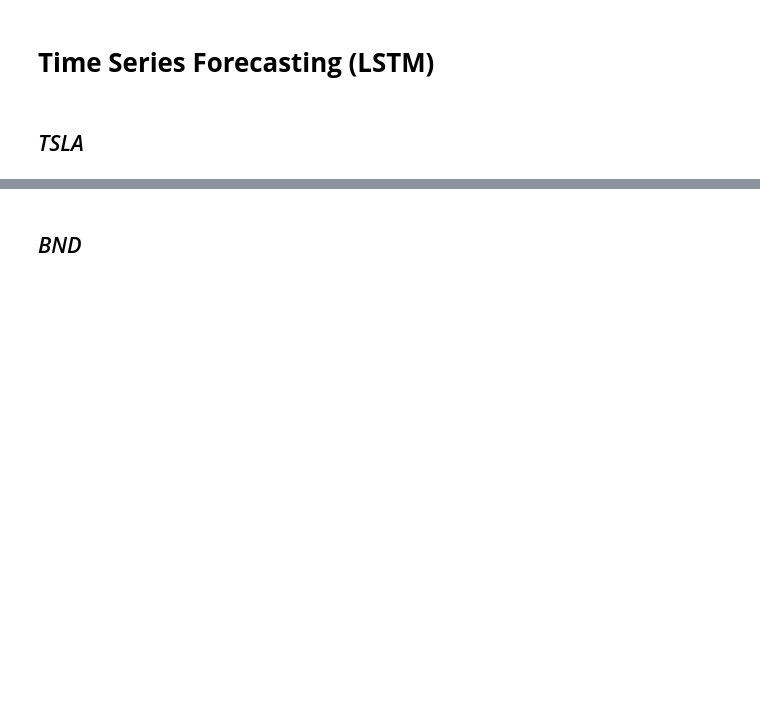
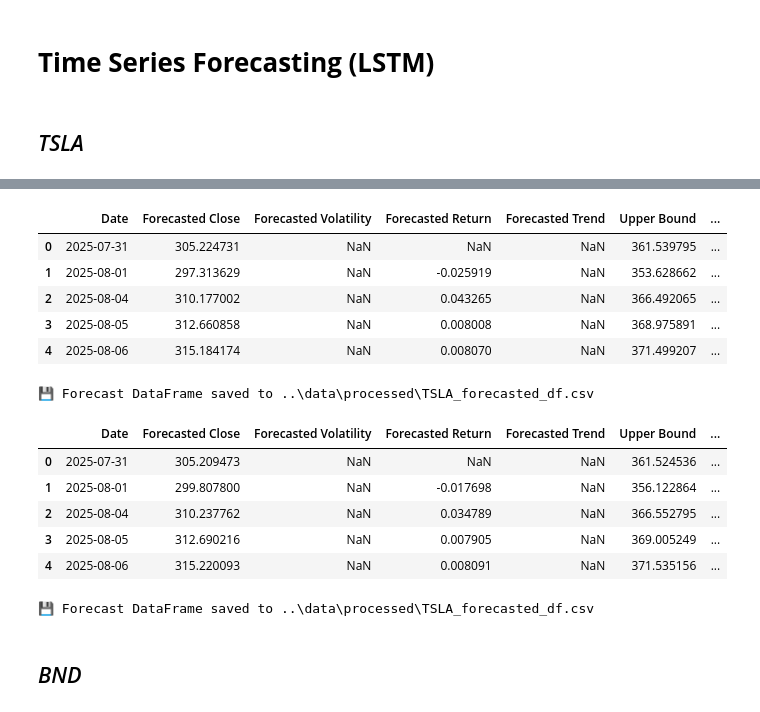
Before and after one commit to nuhaminae/Time-Series-Forecasting-for-Portfolio-Management-Optimization, a Jupyter notebook: notebooks/05_forecasting_trends.ipynb, the cells around one changed output, grey strips where cells are left out. Drawn from its saved outputs; the diff is of its cells as text; code cells hidden in the pictures; blank space fills up the shorter version.

Commit message:
update: forecasted trend noteboook

```diff
--- a/notebooks/05_forecasting_trends.ipynb
+++ b/notebooks/05_forecasting_trends.ipynb
@@ -89,3 +89,20 @@ Data columns (total 10 columns):
+# %%
+shifted_forecasts = forecaster.simulate_return_shift(shift_percent=0.10)
+# %% [output]
+|  | Date | Forecasted Close | Forecasted Volatility | Forecasted Return | Forecasted Trend | Upper Bound | ... |
+| 0 | 2025-07-31 | 305.224731 | NaN | NaN | NaN | 361.539795 | ... |
+| 1 | 2025-08-01 | 297.313629 | NaN | -0.025919 | NaN | 353.628662 | ... |
+| 2 | 2025-08-04 | 310.177002 | NaN | 0.043265 | NaN | 366.492065 | ... |
+| 3 | 2025-08-05 | 312.660858 | NaN | 0.008008 | NaN | 368.975891 | ... |
+| 4 | 2025-08-06 | 315.184174 | NaN | 0.008070 | NaN | 371.499207 | ... |
+💾 Forecast DataFrame saved to ..\data\processed\TSLA_forecasted_df.csv
+|  | Date | Forecasted Close | Forecasted Volatility | Forecasted Return | Forecasted Trend | Upper Bound | ... |
+| 0 | 2025-07-31 | 305.209473 | NaN | NaN | NaN | 361.524536 | ... |
+| 1 | 2025-08-01 | 299.807800 | NaN | -0.017698 | NaN | 356.122864 | ... |
+| 2 | 2025-08-04 | 310.237762 | NaN | 0.034789 | NaN | 366.552795 | ... |
+| 3 | 2025-08-05 | 312.690216 | NaN | 0.007905 | NaN | 369.005249 | ... |
+| 4 | 2025-08-06 | 315.220093 | NaN | 0.008091 | NaN | 371.535156 | ... |
+💾 Forecast DataFrame saved to ..\data\processed\TSLA_forecasted_df.csv
 # %% [markdown]
 ## *BND*
 # %%
```
Also changed, not shown: parts of 3 cells of this notebook.
